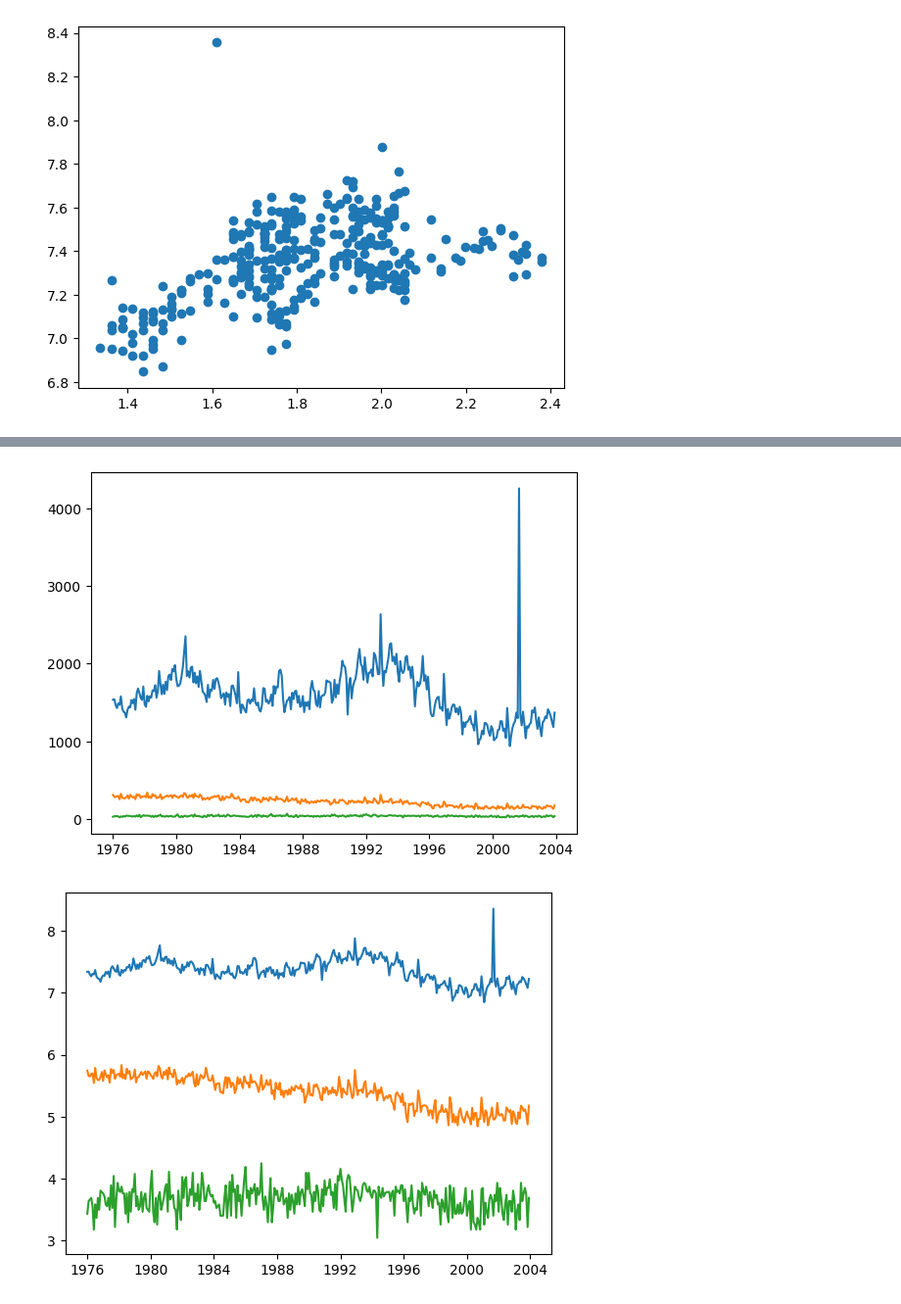
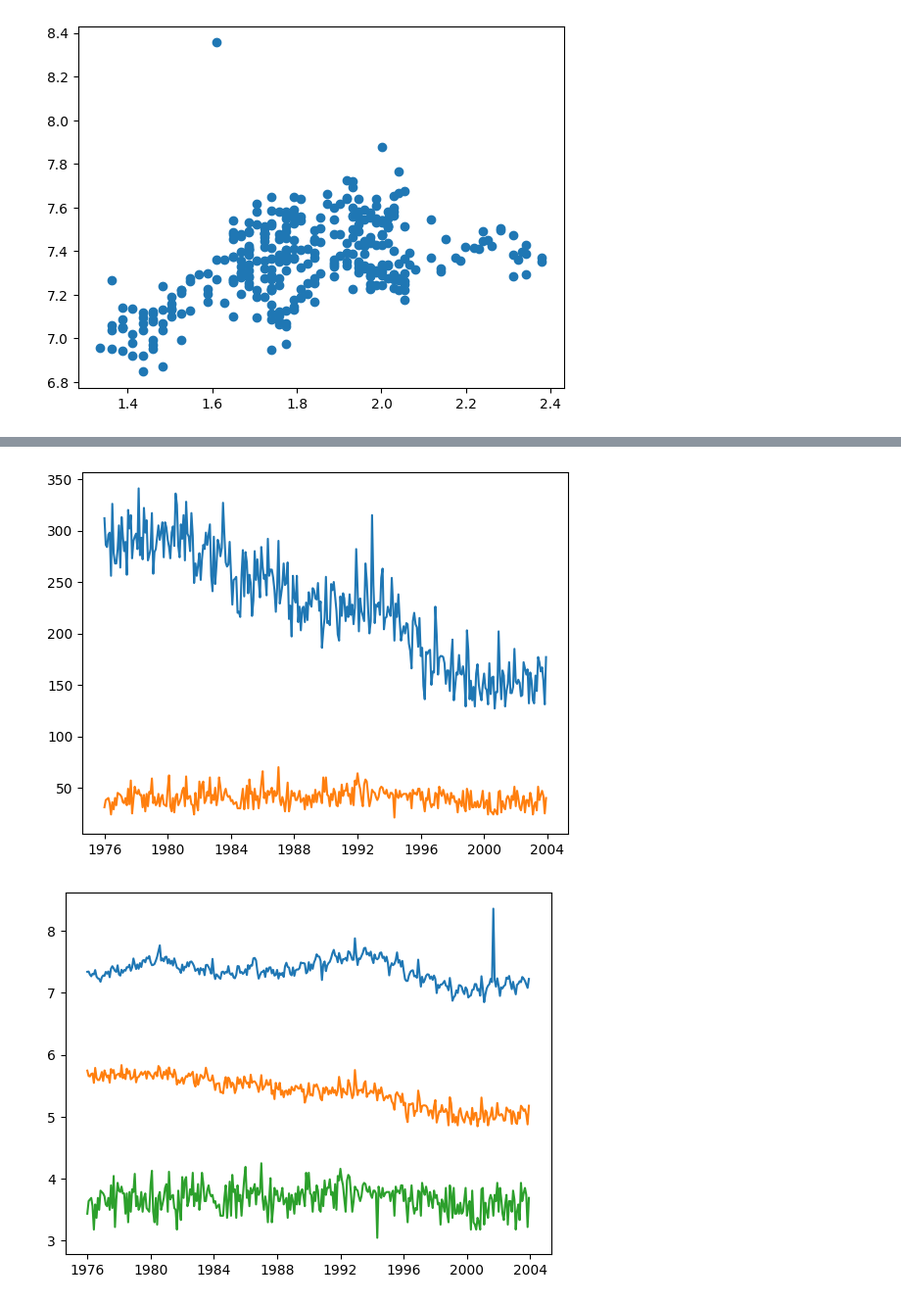
Before and after one commit to parleon/evo_eco, a Jupyter notebook: Assignment/A1.ipynb, the cells around one changed output, grey strips where cells are left out. Shown: that part at 98% size. Saved outputs shown, nothing was run; the diff lists cells and outputs as text; code cells hidden in the pictures.

```diff
--- a/Assignment/A1.ipynb
+++ b/Assignment/A1.ipynb
@@ -85,25 +148,24 @@ plt.show()
 # %%
-plt.plot(ts["COUNT"])
 plt.plot(ts["IN_FAMILY"])
 plt.plot(ts["KILLED_CHILD"])
 plt.show()
 
 plt.plot(np.log(ts["COUNT"]))
 plt.plot(np.log(ts["IN_FAMILY"]))
 plt.plot(np.log(ts["KILLED_CHILD"]))
 plt.show()
 
 plt.plot(ts["IN_CITY"])
 plt.plot(ts["IN_SUBURB"])
 plt.plot(ts["IN_RURAL"])
 plt.show()
 
 plt.plot(np.log(ts["IN_CITY"]))
 plt.plot(np.log(ts["IN_SUBURB"]))
 plt.plot(np.log(ts["IN_RURAL"]))
 plt.show()
 # %% [output]
-[figure, old version]
+[figure, new version]
 [figure]
 [figure]
 [figure]
```
Also changed, not shown: parts of 4 cells of this notebook, 7 other files.
